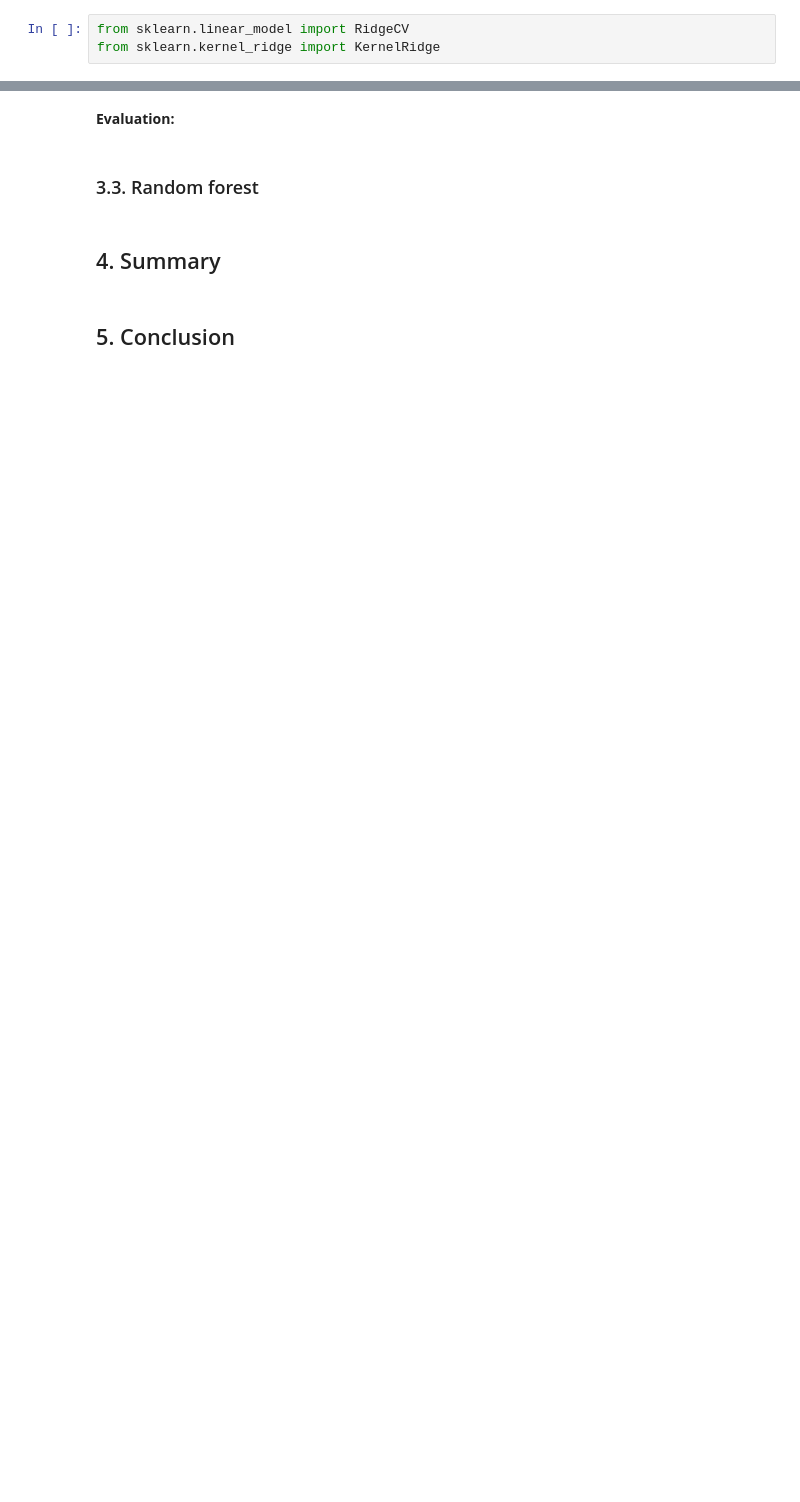
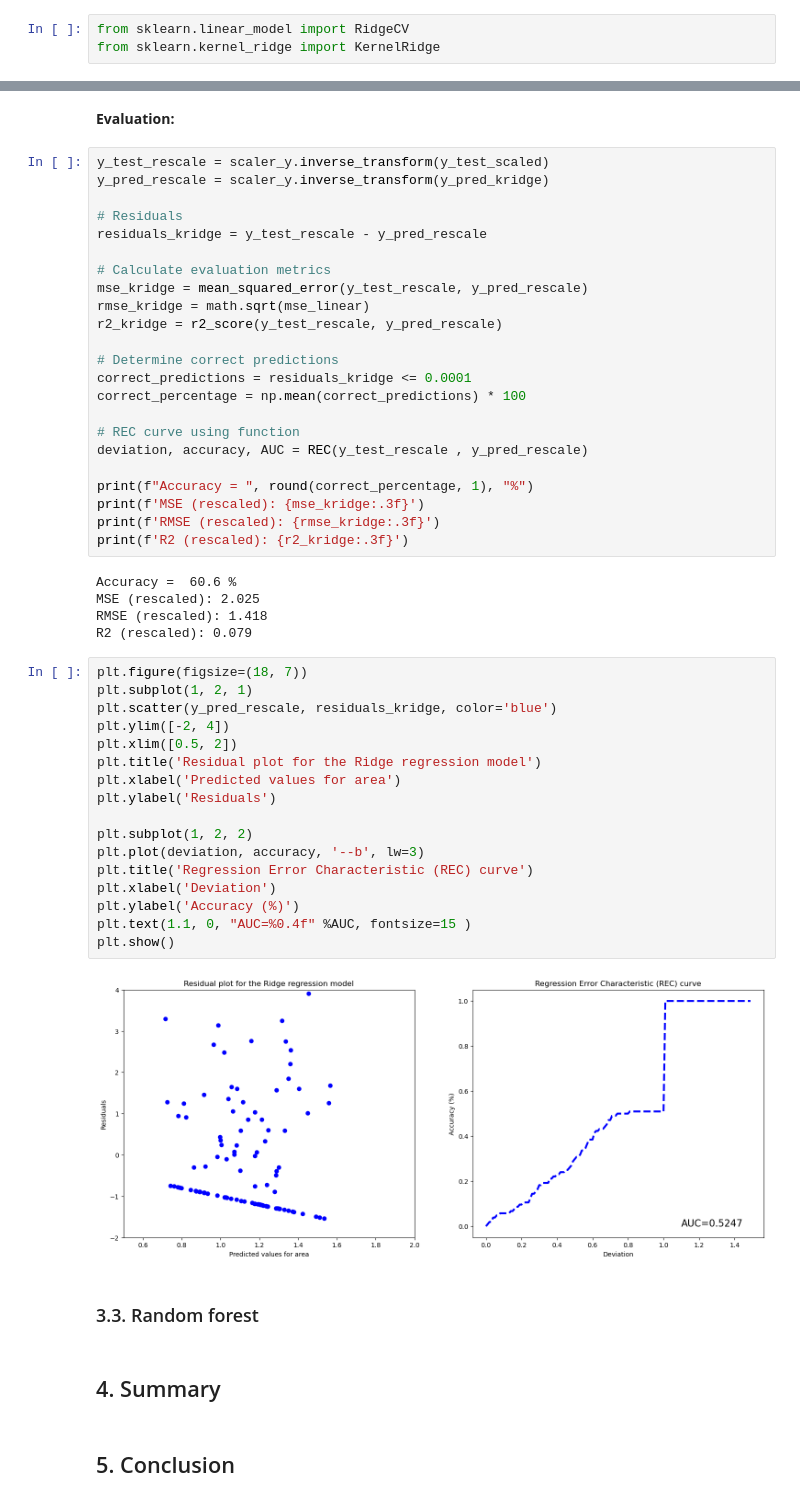
Before and after one commit to laurasck14/MLI2024, a Jupyter notebook: ml_LS.ipynb, the cells around one changed output, grey strips where cells are left out. Cells and saved outputs as stored; diff of their text form; blank space fills up the shorter version.

```diff
--- a/ml_LS.ipynb
+++ b/ml_LS.ipynb
@@ -344,5 +335,52 @@ y_pred_kridge = kernelridge.predict(X_test)
 # %% [markdown]
-**Evaluation:**<br>
+**Evaluation:**
+# %%
+y_test_rescale = scaler_y.inverse_transform(y_test_scaled)
+y_pred_rescale = scaler_y.inverse_transform(y_pred_kridge)
+
+# Residuals
+residuals_kridge = y_test_rescale - y_pred_rescale
+
+# Calculate evaluation metrics
+mse_kridge = mean_squared_error(y_test_rescale, y_pred_rescale)
+rmse_kridge = math.sqrt(mse_linear)
+r2_kridge = r2_score(y_test_rescale, y_pred_rescale)
+
+# Determine correct predictions
+correct_predictions = residuals_kridge <= 0.0001
+correct_percentage = np.mean(correct_predictions) * 100
+
+# REC curve using function
+deviation, accuracy, AUC = REC(y_test_rescale , y_pred_rescale)
+
+print(f"Accuracy = ", round(correct_percentage, 1), "%")
+print(f'MSE (rescaled): {mse_kridge:.3f}')
+print(f'RMSE (rescaled): {rmse_kridge:.3f}')
+print(f'R2 (rescaled): {r2_kridge:.3f}')
+# %% [output]
+Accuracy =  60.6 %
+MSE (rescaled): 2.025
+RMSE (rescaled): 1.418
+R2 (rescaled): 0.079
+# %%
+plt.figure(figsize=(18, 7))
+plt.subplot(1, 2, 1)
+plt.scatter(y_pred_rescale, residuals_kridge, color='blue')
+plt.ylim([-2, 4])
+plt.xlim([0.5, 2])
+plt.title('Residual plot for the Ridge regression model')
+plt.xlabel('Predicted values for area')
+plt.ylabel('Residuals')
+
+plt.subplot(1, 2, 2)
+plt.plot(deviation, accuracy, '--b', lw=3)
+plt.title('Regression Error Characteristic (REC) curve')
+plt.xlabel('Deviation')
+plt.ylabel('Accuracy (%)')
+plt.text(1.1, 0, "AUC=%0.4f" %AUC, fontsize=15 )
+plt.show()
+# %% [output]
+[figure, added]
 # %% [markdown]
 ### 3.3. Random forest
 # %% [markdown]
```
Also changed, not shown: parts of 11 cells of this notebook.
